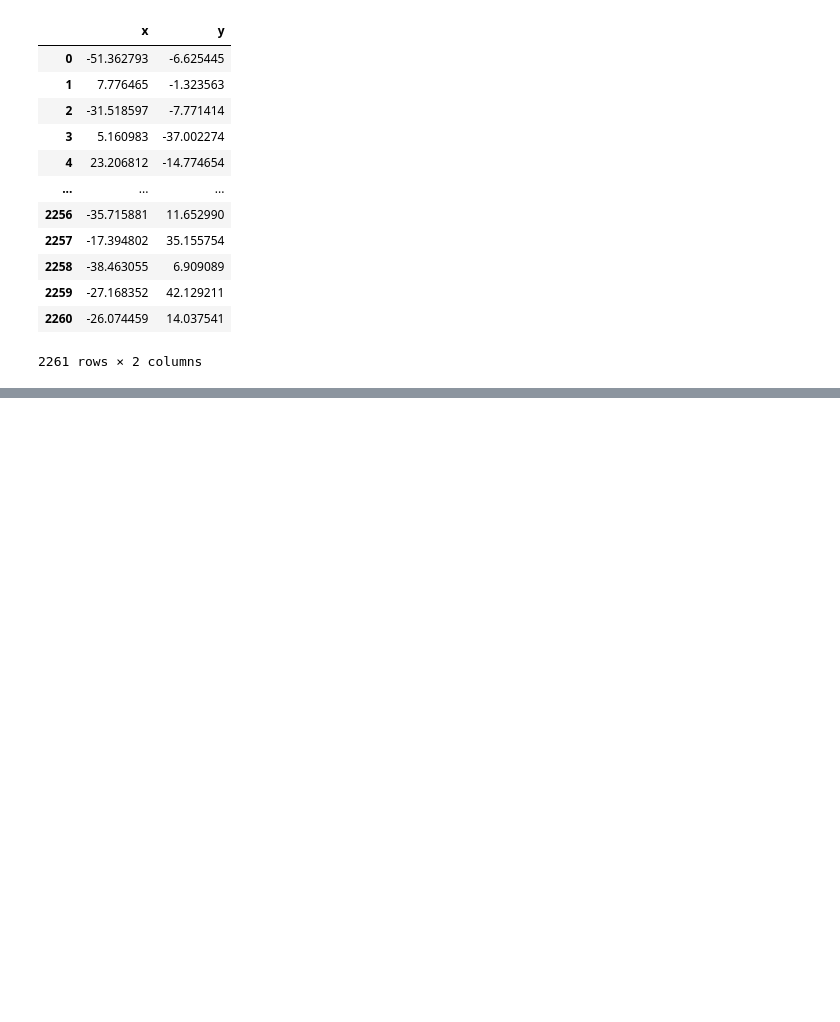
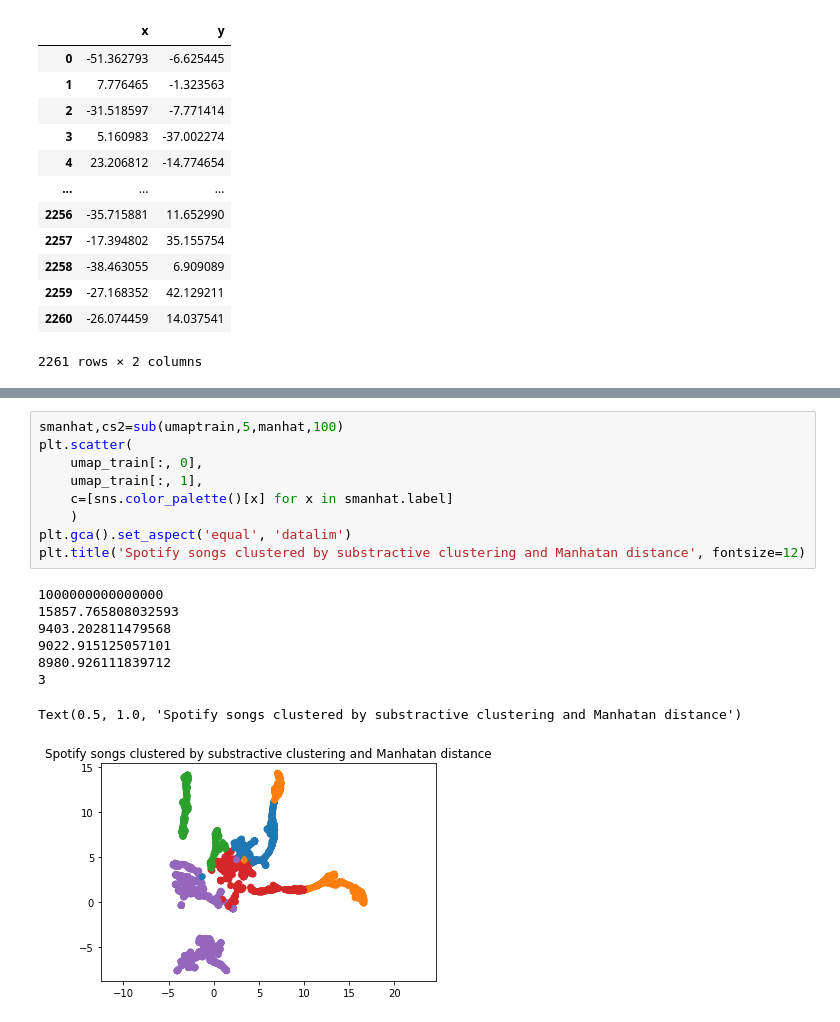
Before and after one commit to manuGarciaJ/AIProyects, a Jupyter notebook: Unsupervised/Unsupervised_Learning.ipynb, the cells around one changed output, grey strips where cells are left out. Saved outputs shown, nothing was run; the diff lists cells and outputs as text; blank space fills up the shorter version.

```diff
--- a/Unsupervised/Unsupervised_Learning.ipynb
+++ b/Unsupervised/Unsupervised_Learning.ipynb
@@ -1092,0 +1130,18 @@ NameError: name 'cs1' is not defined
+# %%
+smanhat,cs2=sub(umaptrain,5,manhat,100)
+plt.scatter(
+    umap_train[:, 0],
+    umap_train[:, 1],
+    c=[sns.color_palette()[x] for x in smanhat.label]
+    )
+plt.gca().set_aspect('equal', 'datalim')
+plt.title('Spotify songs clustered by substractive clustering and Manhatan distance', fontsize=12)
+# %% [output]
+1000000000000000
+15857.765808032593
+9403.202811479568
+9022.915125057101
+8980.926111839712
+3
+Text(0.5, 1.0, 'Spotify songs clustered by substractive clustering and Manhatan distance')
+[figure, added]
```
Also changed, not shown: parts of 34 cells of this notebook.
